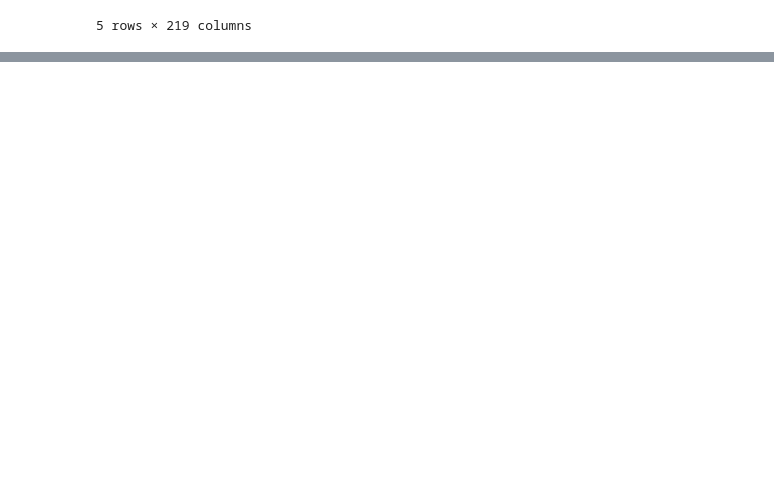
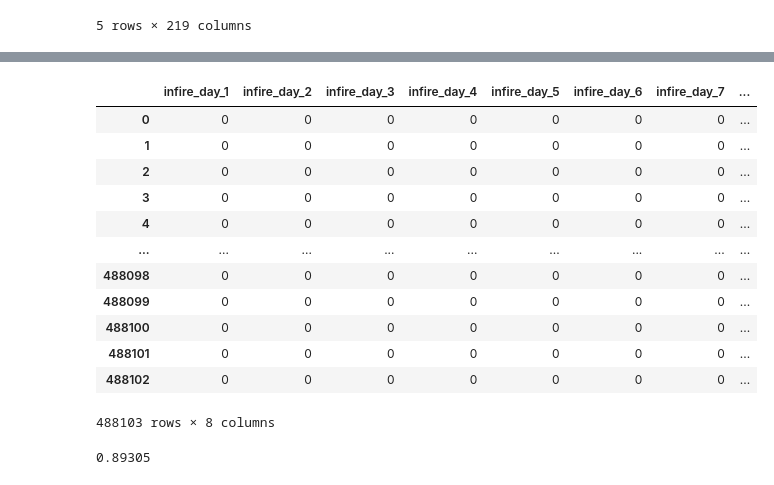
Before and after one commit to Antiguru11/NoFireWithAI, a Jupyter notebook: debug.ipynb, the cells around one changed output, grey strips where cells are left out. Drawn from its saved outputs; the diff is of its cells as text; code cells hidden in the pictures; blank space fills up the shorter version.

```diff
--- a/debug.ipynb
+++ b/debug.ipynb
@@ -122,0 +192,22 @@ features_df.to_csv('faetures.csv', index=False)
+# %%
+y_true = features_df[features_df.columns[-9:-1]]
+y_true
+# %% [output]
+|  | infire_day_1 | infire_day_2 | infire_day_3 | infire_day_4 | infire_day_5 | infire_day_6 | infire_day_7 | ... |
+| 0 | 0 | 0 | 0 | 0 | 0 | 0 | 0 | ... |
+| 1 | 0 | 0 | 0 | 0 | 0 | 0 | 0 | ... |
+| 2 | 0 | 0 | 0 | 0 | 0 | 0 | 0 | ... |
+| 3 | 0 | 0 | 0 | 0 | 0 | 0 | 0 | ... |
+| 4 | 0 | 0 | 0 | 0 | 0 | 0 | 0 | ... |
+| ... | ... | ... | ... | ... | ... | ... | ... | ... |
+| 488098 | 0 | 0 | 0 | 0 | 0 | 0 | 0 | ... |
+| 488099 | 0 | 0 | 0 | 0 | 0 | 0 | 0 | ... |
+| 488100 | 0 | 0 | 0 | 0 | 0 | 0 | 0 | ... |
+| 488101 | 0 | 0 | 0 | 0 | 0 | 0 | 0 | ... |
+| 488102 | 0 | 0 | 0 | 0 | 0 | 0 | 0 | ... |
+488103 rows × 8 columns
+# %%
+from competition.metrics import competition_metric
+competition_metric(y_true, y_pred)
+# %% [output]
+0.89305
```
Also changed, not shown: parts of 17 cells of this notebook, 13 other files.
